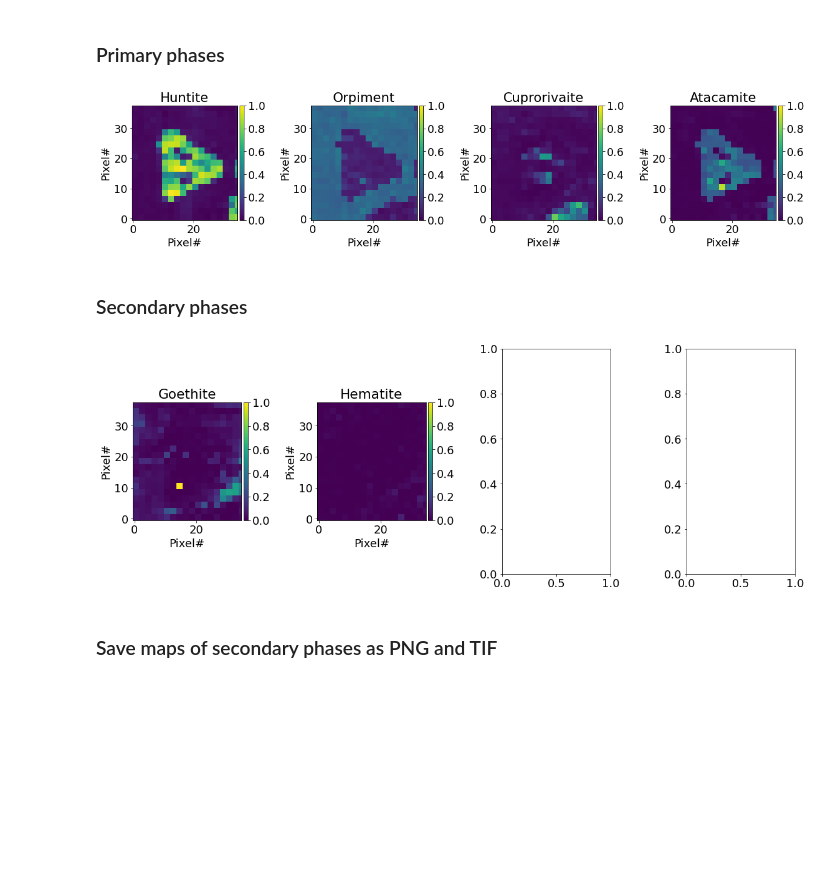
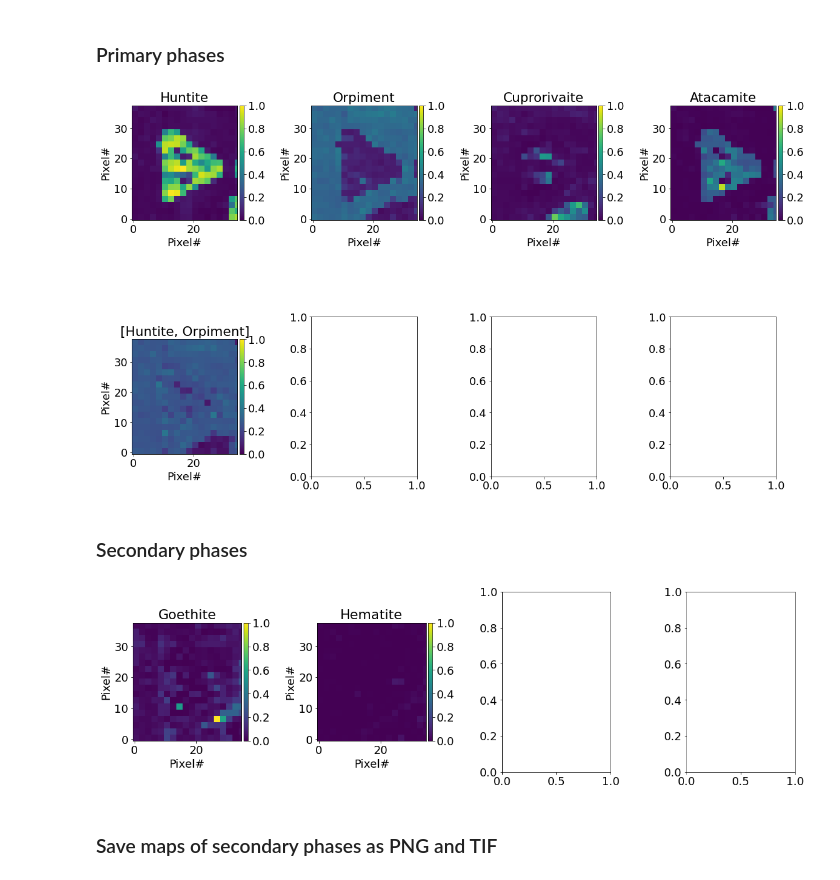
Before and after one commit to DarioZappala/XRDAnalysis, a Jupyter notebook: XRD_2d_match.ipynb, the cells around one changed output. Saved outputs shown, nothing was run; the diff lists cells and outputs as text; code cells hidden in the pictures; blank space fills up the shorter version.

```diff
--- a/XRD_2d_match.ipynb
+++ b/XRD_2d_match.ipynb
@@ -427,7 +422,7 @@ n_of_rows = n_of_pictures // n_of_columns
 if (n_of_pictures % n_of_columns):
     n_of_rows += 1
 
-fig, axs = subplots(n_of_rows, n_of_columns, figsize = (4 * n_of_columns, 6 * n_of_rows))
+fig, axs = subplots(n_of_rows, n_of_columns, figsize = (4 * n_of_columns, 5 * n_of_rows))
 fig.tight_layout(h_pad = 5, w_pad = 4)
 cmap_viridis = get_cmap('viridis').copy()
 cmap_viridis.set_bad(color = 'grey')
@@ -561,8 +556,7 @@ else:
                 sca(ax)
                 gn.plot_spectrum(c = 'grey', ls = '-.', lw = 1, label = 'experimental')
                 gn.plot(c = 'black', ls = '-', lw = 2, label = 'Gauss-Newton')
-                gn.phase.plot(min_theta = min_theta, max_theta = max_theta, min_intensity = min_intensity,
-                    first_n_peaks = first_n_peaks, sigma = sigma, lw = 2, alpha = 1, label = 'tabulated peaks')
+                gn.plot_phase(lw = 2, alpha = 1, label = 'tabulated peaks')
                 ax.fill_between(gn.theta.squeeze(), gn.overlap(), color = 'g', alpha = 0.33, label = 'overlap')
                 ax.legend(frameon = True, loc = 'upper right')
                 ax.set_xlim(min_theta - 1, max_theta + 1)
@@ -640,7 +634,7 @@ first_n_peaks_secondary = None   # selects the first n most intense peaks (if No
 df_phases = DataFrame(columns = ['Phase', 'N. of selected peaks'])
 for i, p in enumerate(phases_secondary):
     df_phases.loc[i] = [p.label, len(p.get_theta(min_theta = min_theta, max_theta = max_theta,
-        min_intensity = min_intensity, first_n_peaks = first_n_peaks_secondary, sigma = sigma)[0])]
+        min_intensity = min_intensity, first_n_peaks = first_n_peaks_secondary, distance_merge = distance_merge)[0])]
 df_phases
 # %% [output]
 |  | Phase | N. of selected peaks |
@@ -671,8 +665,8 @@ Done.
 # %%
 %%time
 
-gm1 = GammaMap().from_data(data_smooth, phases_primary, indices_sel, min_theta = min_theta, max_theta = max_theta,
-    min_intensity = min_intensity, first_n_peaks = first_n_peaks, sigma = sigma)
+gm1 = GammaMap().from_data(data_smooth, phases_primary, indices_sel, sigma = sigma, min_theta = min_theta, max_theta = max_theta,
+        min_intensity = min_intensity, first_n_peaks = first_n_peaks, distance_merge = distance_merge)
 gm1 = gm1.search(method = phase_presence_method)
 # %% [output]
 Using 8 CPUs
@@ -724,37 +717,37 @@ n_of_columns = 4
 rcParams['font.size'] = 18
 
 set_nan_as_0 = True
 
 ###
 
-n_of_pictures = len(gm.phases)
+n_of_pictures = len(gm1.phases)
 n_of_rows = n_of_pictures // n_of_columns
 if (n_of_pictures % n_of_columns):
     n_of_rows += 1
 
-fig, axs = subplots(n_of_rows, n_of_columns, figsize = (4 * n_of_columns, 6 * n_of_rows))
+fig, axs = subplots(n_of_rows, n_of_columns, figsize = (4 * n_of_columns, 5 * n_of_rows))
 fig.tight_layout(h_pad = 5, w_pad = 4)
-for i, phase in enumerate(gm.phases):
+for i, phase in enumerate(gm1.phases):
     i_row = i // n_of_columns
     i_column = i % n_of_columns
     if n_of_rows == 1:
         ax = axs[i_column]
     else:
         ax = axs[i_row, i_column]
 
     matrix_plot = phase_presence_1[..., i] / nanmax(phase_presence_1)
     #matrix_plot = phase_presence_1[..., i] / nanmax(phase_presence_1[..., i])
     if set_nan_as_0:
         matrix_plot[isnan(matrix_plot)] = 0
     im = ax.imshow(matrix_plot, interpolation = 'none', cmap = cmap_viridis, vmin = 0, vmax = 1)
     colorbar(im, ax = ax, cax = ax.inset_axes([1.02, 0, 0.04, 1]))
     ax.set_title(phase.label)
     ax.set_xlabel(r'Pixel#')
     ax.set_ylabel(r'Pixel#')
 
 show()
 # %% [output]
-[figure, old version]
+[figure, new version]
 # %% [markdown]
 ### Secondary phases
 # %%
@@ -766,12 +759,12 @@ set_nan_as_0 = True
 
 ###
 
-n_of_pictures = len(gm.phases)
+n_of_pictures = len(gm2.phases)
 n_of_rows = n_of_pictures // n_of_columns
 if (n_of_pictures % n_of_columns):
     n_of_rows += 1
 
-fig, axs = subplots(n_of_rows, n_of_columns, figsize = (4 * n_of_columns, 6 * n_of_rows))
+fig, axs = subplots(n_of_rows, n_of_columns, figsize = (4 * n_of_columns, 5 * n_of_rows))
 fig.tight_layout(h_pad = 5, w_pad = 4)
 for i, phase in enumerate(gm2.phases):
     i_row = i // n_of_columns
@@ -793,7 +786,7 @@ for i, phase in enumerate(gm2.phases):
 
 show()
 # %% [output]
-[figure, old version]
+[figure, new version]
 # %% [markdown]
 ### Save maps of secondary phases as PNG and TIF
 # %%
```
Also changed, not shown: parts of 17 cells of this notebook, 4 other files.
